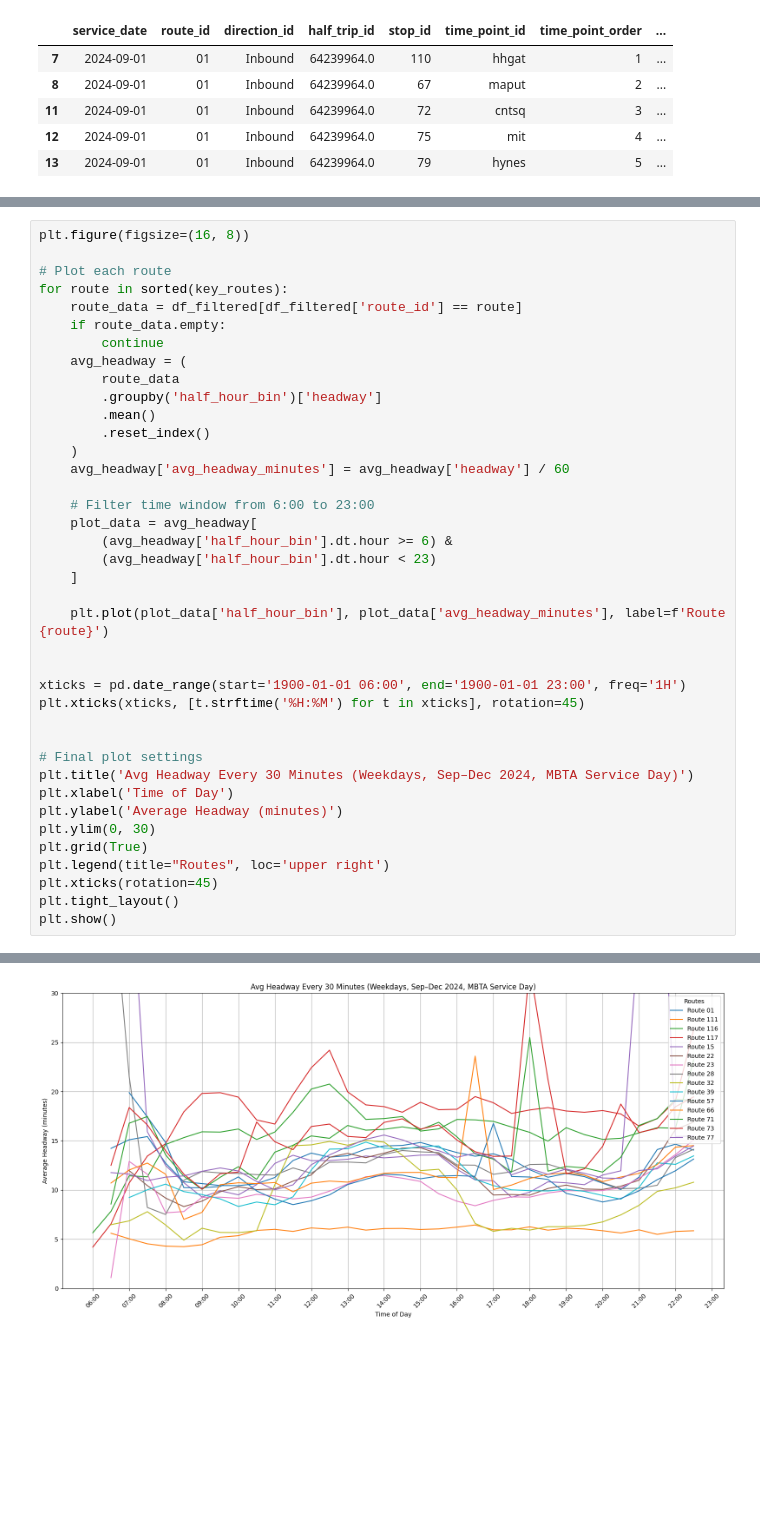
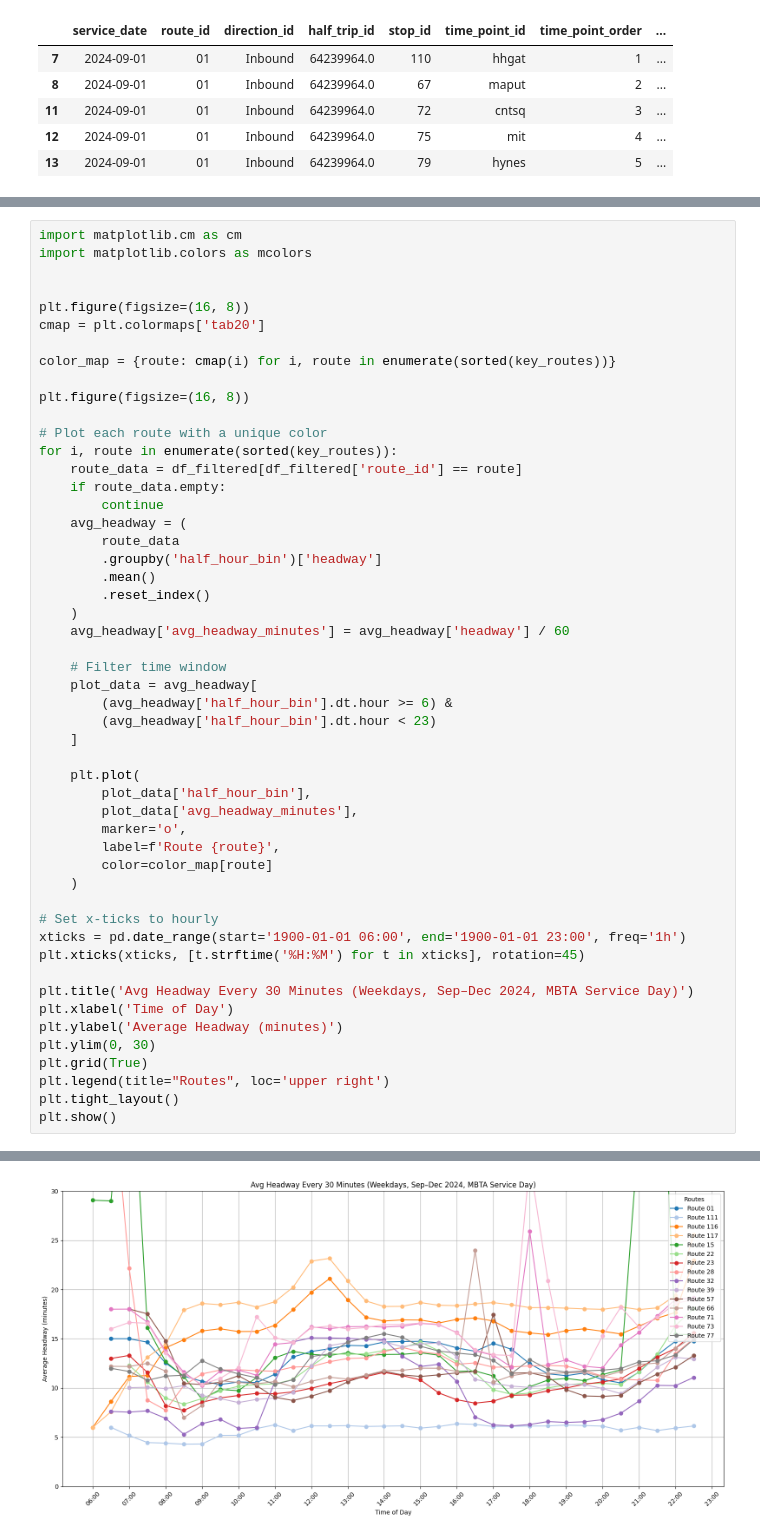
Before and after one commit to michaelkrah/MBTA-bus-inequity-analysis, a Jupyter notebook: bus_delay_time_analysis/route-headway-over-time.ipynb, the cells around one changed output, grey strips where cells are left out. Saved outputs shown, nothing was run; the diff lists cells and outputs as text; blank space fills up the shorter version.

Commit message:
added average headway for weekdays for key routes

```diff
--- a/bus_delay_time_analysis/route-headway-over-time.ipynb
+++ b/bus_delay_time_analysis/route-headway-over-time.ipynb
@@ -64,10 +63,19 @@ df_filtered = df[
     (df['route_id'].isin(key_routes))
 ]
 # %%
+import matplotlib.cm as cm
+import matplotlib.colors as mcolors
+
+
+plt.figure(figsize=(16, 8))
+cmap = plt.colormaps['tab20']
+
+color_map = {route: cmap(i) for i, route in enumerate(sorted(key_routes))}
+
 plt.figure(figsize=(16, 8))
 
-# Plot each route
-for route in sorted(key_routes):
+# Plot each route with a unique color
+for i, route in enumerate(sorted(key_routes)):
     route_data = df_filtered[df_filtered['route_id'] == route]
     if route_data.empty:
         continue
@@ -79,27 +87,30 @@ for route in sorted(key_routes):
     )
     avg_headway['avg_headway_minutes'] = avg_headway['headway'] / 60
 
-    # Filter time window from 6:00 to 23:00
+    # Filter time window
     plot_data = avg_headway[
         (avg_headway['half_hour_bin'].dt.hour >= 6) &
         (avg_headway['half_hour_bin'].dt.hour < 23)
     ]
 
-    plt.plot(plot_data['half_hour_bin'], plot_data['avg_headway_minutes'], label=f'Route {route}')
+    plt.plot(
+        plot_data['half_hour_bin'],
+        plot_data['avg_headway_minutes'],
+        marker='o',
+        label=f'Route {route}',
+        color=color_map[route]
+    )
 
-
-xticks = pd.date_range(start='1900-01-01 06:00', end='1900-01-01 23:00', freq='1H')
+# Set x-ticks to hourly
+xticks = pd.date_range(start='1900-01-01 06:00', end='1900-01-01 23:00', freq='1h')
 plt.xticks(xticks, [t.strftime('%H:%M') for t in xticks], rotation=45)
 
-
-# Final plot settings
 plt.title('Avg Headway Every 30 Minutes (Weekdays, Sep–Dec 2024, MBTA Service Day)')
 plt.xlabel('Time of Day')
 plt.ylabel('Average Headway (minutes)')
 plt.ylim(0, 30)
 plt.grid(True)
 plt.legend(title="Routes", loc='upper right')
-plt.xticks(rotation=45)
 plt.tight_layout()
 plt.show()
 # %% [output]
@@ -106 +118 @@ plt.show()
-[figure, old version]
+[figure, new version]
```
Also changed, not shown: parts of 2 cells of this notebook, 1 other file.
